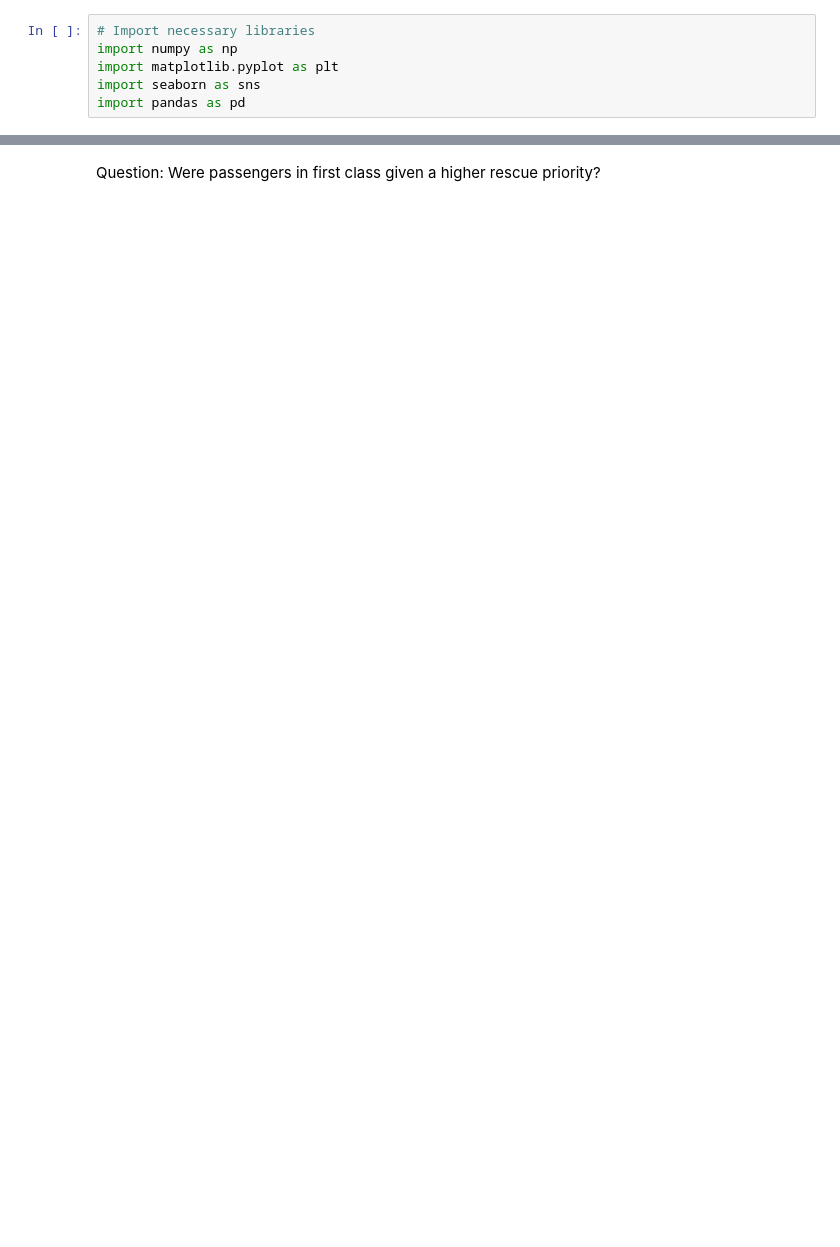
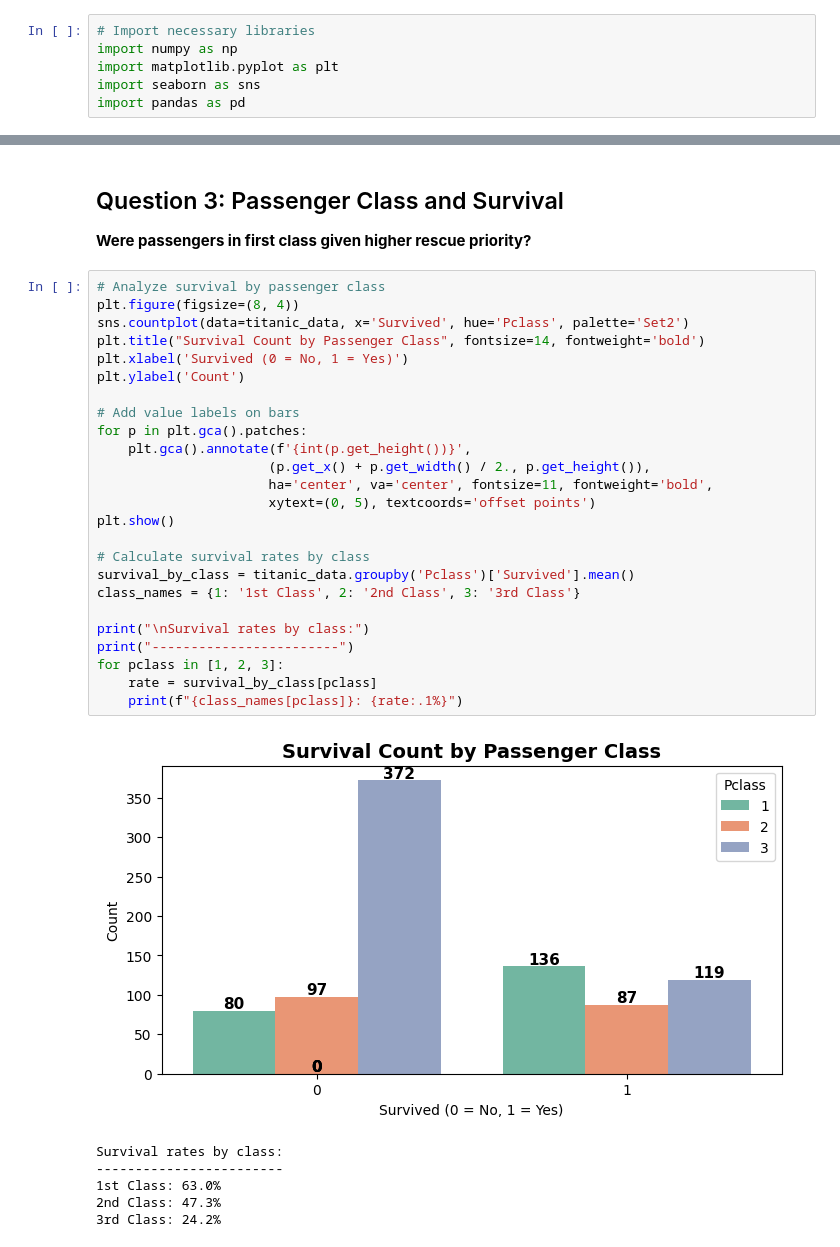
Before and after one commit to chloemaivu/titanic-c2c, a Jupyter notebook: chloe-c2c-titanic.ipynb, the cells around one changed output, grey strips where cells are left out. Saved outputs shown, nothing was run; the diff lists cells and outputs as text; blank space fills up the shorter version.

```diff
--- a/chloe-c2c-titanic.ipynb
+++ b/chloe-c2c-titanic.ipynb
@@ -66,3 +166,36 @@ Answer:
 # %% [markdown]
-Question: Were passengers in first class given a higher rescue priority?
+## Question 3: Passenger Class and Survival
+**Were passengers in first class given higher rescue priority?**
+# %%
+# Analyze survival by passenger class
+plt.figure(figsize=(8, 4))
+sns.countplot(data=titanic_data, x='Survived', hue='Pclass', palette='Set2')
+plt.title("Survival Count by Passenger Class", fontsize=14, fontweight='bold')
+plt.xlabel('Survived (0 = No, 1 = Yes)')
+plt.ylabel('Count')
+
+# Add value labels on bars
+for p in plt.gca().patches:
+    plt.gca().annotate(f'{int(p.get_height())}',
+                      (p.get_x() + p.get_width() / 2., p.get_height()),
+                      ha='center', va='center', fontsize=11, fontweight='bold',
+                      xytext=(0, 5), textcoords='offset points')
+plt.show()
+
+# Calculate survival rates by class
+survival_by_class = titanic_data.groupby('Pclass')['Survived'].mean()
+class_names = {1: '1st Class', 2: '2nd Class', 3: '3rd Class'}
+
+print("\nSurvival rates by class:")
+print("------------------------")
+for pclass in [1, 2, 3]:
+    rate = survival_by_class[pclass]
+    print(f"{class_names[pclass]}: {rate:.1%}")
+# %% [output]
+[figure, added]
+Survival rates by class:
+------------------------
+1st Class: 63.0%
+2nd Class: 47.3%
+3rd Class: 24.2%
 # %% [markdown]
```
Also changed, not shown: parts of 15 cells of this notebook.
